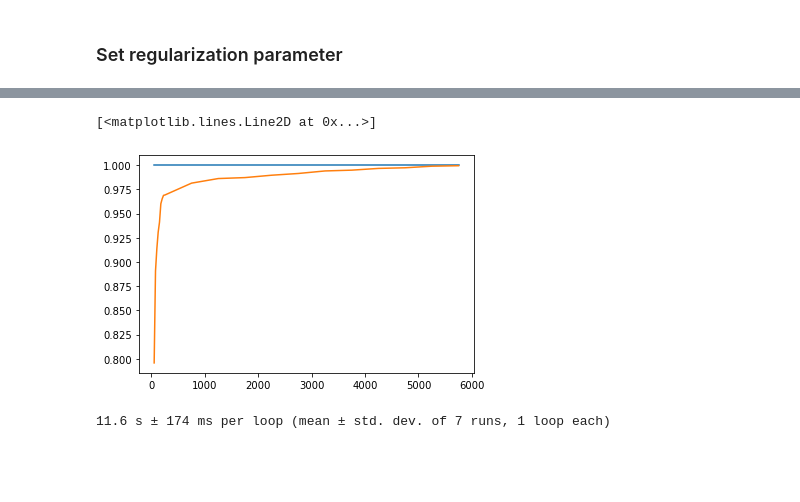
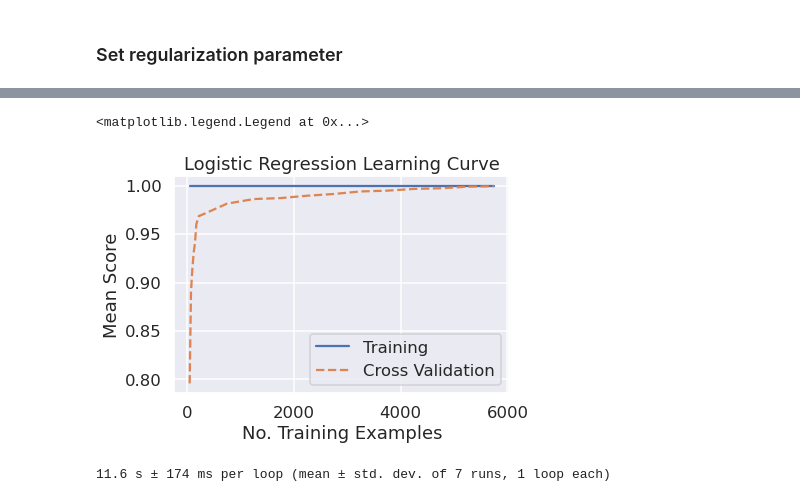
Before and after one commit to mackwn/gas-sensor-analytics-demo, a Jupyter notebook: notebooks/explore_model_building_classification.ipynb, the cells around one changed output, grey strips where cells are left out. Drawn from its saved outputs; the diff is of its cells as text; code cells hidden in the pictures; blank space fills up the shorter version.

```diff
--- a/notebooks/explore_model_building_classification.ipynb
+++ b/notebooks/explore_model_building_classification.ipynb
@@ -90,17 +107,22 @@ plt.plot(C_array,score_array)
 # %%
-n_array = list(range(50,250,25)) + list(range(250,len(X),500))
-correct_array = []
-correct_array_cv = []
-for n in n_array:
+n_arr_lr = list(range(50,250,25)) + list(range(250,len(X),500))
+scores_learn_lr = []
+scores_learn_lr_cv = []
+for n in n_arr_lr:
     clf = LogisticRegression(random_state=0, max_iter=5000, C=125).fit(X[0:n,:], y[0:n])
-    correct_array.append(clf.score(X[0:n,:],y[0:n]))
-    correct_array_cv.append(clf.score(X_cv,y_cv))
-
-plt.plot(n_array,correct_array)
-plt.plot(n_array,correct_array_cv)
+    scores_learn_lr.append(clf.score(X[0:n,:],y[0:n]))
+    scores_learn_lr_cv.append(clf.score(X_cv,y_cv))
-# %% [output]
-[<matplotlib.lines.Line2D at 0x...>]
-[figure, removed]
+# %%
+fig, ax = plt.subplots()
+ax.plot(n_arr_lr,scores_learn_lr,label='Training')
+ax.plot(n_arr_lr,scores_learn_lr_cv,'--',label='Cross Validation')
+ax.set_title('Logistic Regression Learning Curve')
+ax.set_xlabel('No. Training Examples')
+ax.set_ylabel('Mean Score')
+ax.legend()
+# %% [output]
+<matplotlib.legend.Legend at 0x...>
+[figure, added]
 # %%
 clf =  LogisticRegression(random_state=0, max_iter=5000, C=125)
 %timeit clf.fit(X, y)
```
Also changed, not shown: parts of 27 cells of this notebook, 8 other files.
